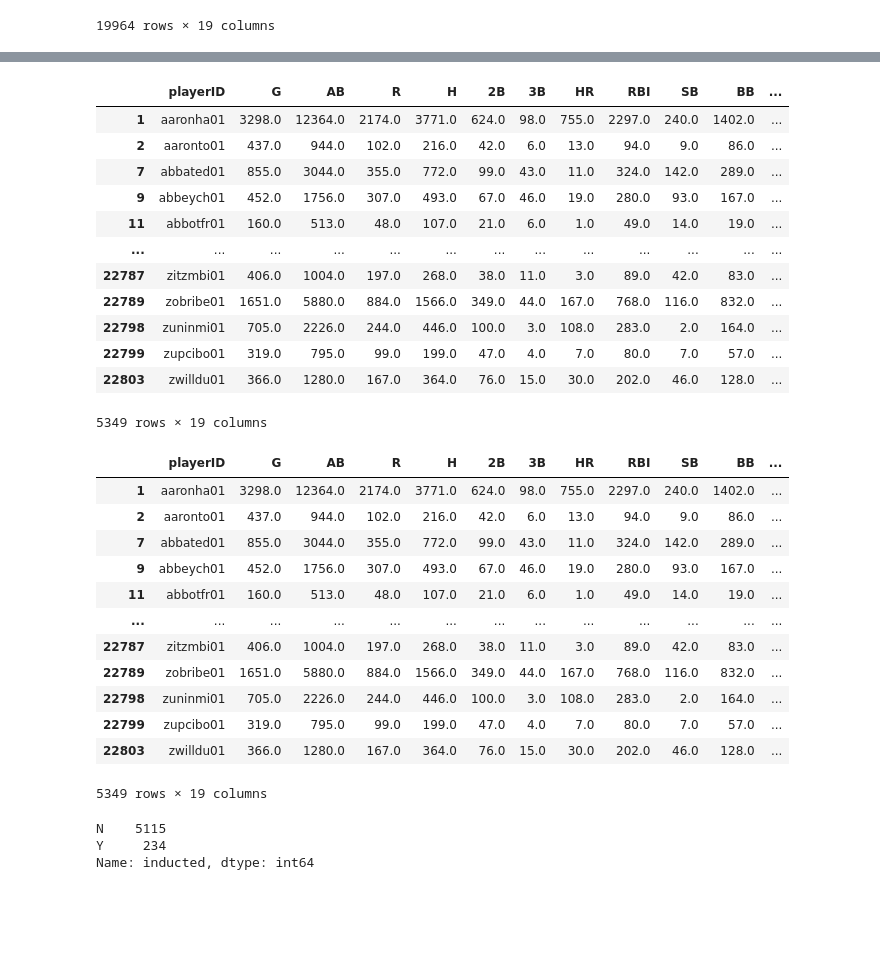
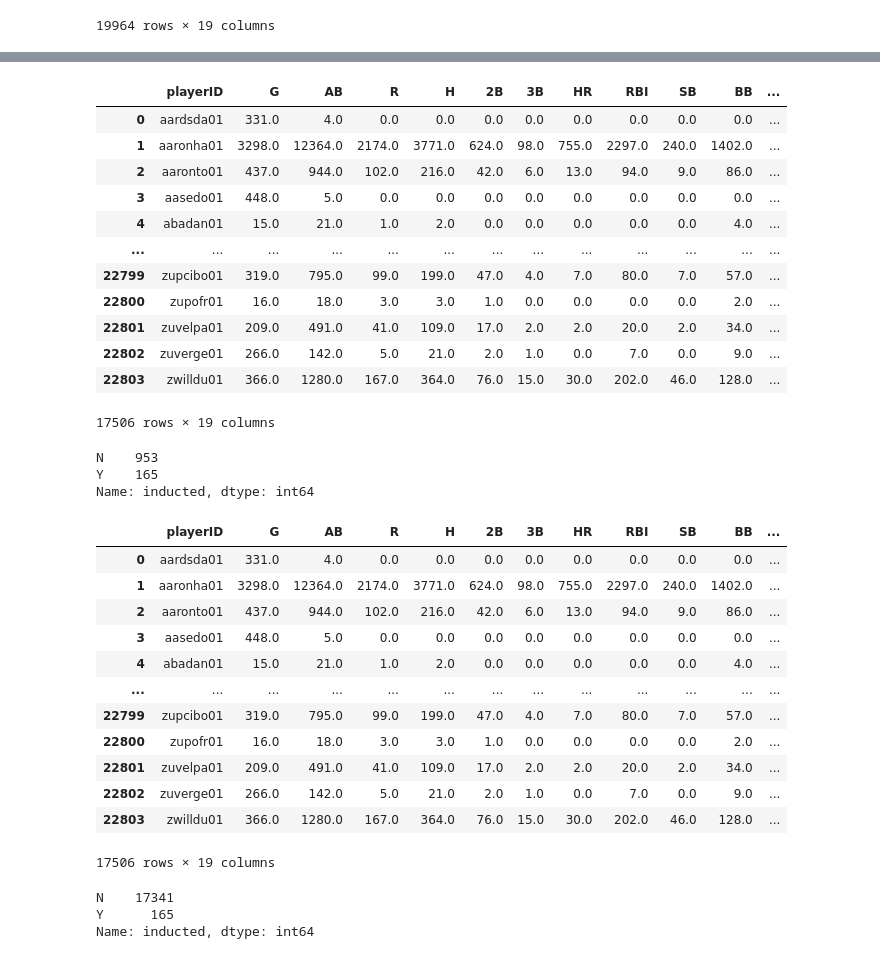
Before and after one commit to greensleeves8/Final_Project_Baseball, a Jupyter notebook: Career_Batters.ipynb, the cells around one changed output, grey strips where cells are left out. Cells and saved outputs as stored; diff of their text form; code cells hidden in the pictures; blank space fills up the shorter version.

Commit message:
Career batter and pitcher ETL updates

```diff
--- a/Career_Batters.ipynb
+++ b/Career_Batters.ipynb
@@ -241,3 +241,8 @@ hall_batter_df
 | 22874 | seligbu99 | NaN | NaN | NaN | NaN | NaN | NaN | NaN | NaN | NaN | NaN | ... |
 | 22875 | schurjo99 | NaN | NaN | NaN | NaN | NaN | NaN | NaN | NaN | NaN | NaN | ... |
 19964 rows × 19 columns
+# %%
+# Filtering to remove players who have never had a MLB at bat
+
+hall_batter_df = hall_batter_df[hall_batter_df.AB > 0]
+hall_batter_df
@@ -244,42 +263,50 @@ hall_batter_df
 # %%
-hall_batter_df = hall_batter_df[hall_batter_df.AB>500]
+# dropping players with under 3000 at bats who have been inducted to the hall of fame (to remove hall of fame pitchers)
+
+hall_batter_df = hall_batter_df.loc[~((hall_batter_df['AB'] < 3000) & (hall_batter_df['inducted'] == 'Y')),:]
 hall_batter_df
 # %% [output]
 |  | playerID | G | AB | R | H | 2B | 3B | HR | RBI | SB | BB | ... |
+| 0 | aardsda01 | 331.0 | 4.0 | 0.0 | 0.0 | 0.0 | 0.0 | 0.0 | 0.0 | 0.0 | 0.0 | ... |
 | 1 | aaronha01 | 3298.0 | 12364.0 | 2174.0 | 3771.0 | 624.0 | 98.0 | 755.0 | 2297.0 | 240.0 | 1402.0 | ... |
 | 2 | aaronto01 | 437.0 | 944.0 | 102.0 | 216.0 | 42.0 | 6.0 | 13.0 | 94.0 | 9.0 | 86.0 | ... |
-| 7 | abbated01 | 855.0 | 3044.0 | 355.0 | 772.0 | 99.0 | 43.0 | 11.0 | 324.0 | 142.0 | 289.0 | ... |
-| 9 | abbeych01 | 452.0 | 1756.0 | 307.0 | 493.0 | 67.0 | 46.0 | 19.0 | 280.0 | 93.0 | 167.0 | ... |
-| 11 | abbotfr01 | 160.0 | 513.0 | 48.0 | 107.0 | 21.0 | 6.0 | 1.0 | 49.0 | 14.0 | 19.0 | ... |
+| 3 | aasedo01 | 448.0 | 5.0 | 0.0 | 0.0 | 0.0 | 0.0 | 0.0 | 0.0 | 0.0 | 0.0 | ... |
+| 4 | abadan01 | 15.0 | 21.0 | 1.0 | 2.0 | 0.0 | 0.0 | 0.0 | 0.0 | 0.0 | 4.0 | ... |
 | ... | ... | ... | ... | ... | ... | ... | ... | ... | ... | ... | ... | ... |
-| 22787 | zitzmbi01 | 406.0 | 1004.0 | 197.0 | 268.0 | 38.0 | 11.0 | 3.0 | 89.0 | 42.0 | 83.0 | ... |
-| 22789 | zobribe01 | 1651.0 | 5880.0 | 884.0 | 1566.0 | 349.0 | 44.0 | 167.0 | 768.0 | 116.0 | 832.0 | ... |
-| 22798 | zuninmi01 | 705.0 | 2226.0 | 244.0 | 446.0 | 100.0 | 3.0 | 108.0 | 283.0 | 2.0 | 164.0 | ... |
 | 22799 | zupcibo01 | 319.0 | 795.0 | 99.0 | 199.0 | 47.0 | 4.0 | 7.0 | 80.0 | 7.0 | 57.0 | ... |
+| 22800 | zupofr01 | 16.0 | 18.0 | 3.0 | 3.0 | 1.0 | 0.0 | 0.0 | 0.0 | 0.0 | 2.0 | ... |
+| 22801 | zuvelpa01 | 209.0 | 491.0 | 41.0 | 109.0 | 17.0 | 2.0 | 2.0 | 20.0 | 2.0 | 34.0 | ... |
+| 22802 | zuverge01 | 266.0 | 142.0 | 5.0 | 21.0 | 2.0 | 1.0 | 0.0 | 7.0 | 0.0 | 9.0 | ... |
 | 22803 | zwilldu01 | 366.0 | 1280.0 | 167.0 | 364.0 | 76.0 | 15.0 | 30.0 | 202.0 | 46.0 | 128.0 | ... |
-5349 rows × 19 columns
+17506 rows × 19 columns
+# %%
+hall_batter_df['inducted'].value_counts()
+# %% [output]
+N    953
+Y    165
+Name: inducted, dtype: int64
 # %%
 hall_batter_df = hall_batter_df.fillna("N")
 hall_batter_df
 # %% [output]
 |  | playerID | G | AB | R | H | 2B | 3B | HR | RBI | SB | BB | ... |
+| 0 | aardsda01 | 331.0 | 4.0 | 0.0 | 0.0 | 0.0 | 0.0 | 0.0 | 0.0 | 0.0 | 0.0 | ... |
 | 1 | aaronha01 | 3298.0 | 12364.0 | 2174.0 | 3771.0 | 624.0 | 98.0 | 755.0 | 2297.0 | 240.0 | 1402.0 | ... |
 | 2 | aaronto01 | 437.0 | 944.0 | 102.0 | 216.0 | 42.0 | 6.0 | 13.0 | 94.0 | 9.0 | 86.0 | ... |
-| 7 | abbated01 | 855.0 | 3044.0 | 355.0 | 772.0 | 99.0 | 43.0 | 11.0 | 324.0 | 142.0 | 289.0 | ... |
-| 9 | abbeych01 | 452.0 | 1756.0 | 307.0 | 493.0 | 67.0 | 46.0 | 19.0 | 280.0 | 93.0 | 167.0 | ... |
-| 11 | abbotfr01 | 160.0 | 513.0 | 48.0 | 107.0 | 21.0 | 6.0 | 1.0 | 49.0 | 14.0 | 19.0 | ... |
+| 3 | aasedo01 | 448.0 | 5.0 | 0.0 | 0.0 | 0.0 | 0.0 | 0.0 | 0.0 | 0.0 | 0.0 | ... |
+| 4 | abadan01 | 15.0 | 21.0 | 1.0 | 2.0 | 0.0 | 0.0 | 0.0 | 0.0 | 0.0 | 4.0 | ... |
 | ... | ... | ... | ... | ... | ... | ... | ... | ... | ... | ... | ... | ... |
-| 22787 | zitzmbi01 | 406.0 | 1004.0 | 197.0 | 268.0 | 38.0 | 11.0 | 3.0 | 89.0 | 42.0 | 83.0 | ... |
-| 22789 | zobribe01 | 1651.0 | 5880.0 | 884.0 | 1566.0 | 349.0 | 44.0 | 167.0 | 768.0 | 116.0 | 832.0 | ... |
-| 22798 | zuninmi01 | 705.0 | 2226.0 | 244.0 | 446.0 | 100.0 | 3.0 | 108.0 | 283.0 | 2.0 | 164.0 | ... |
 | 22799 | zupcibo01 | 319.0 | 795.0 | 99.0 | 199.0 | 47.0 | 4.0 | 7.0 | 80.0 | 7.0 | 57.0 | ... |
+| 22800 | zupofr01 | 16.0 | 18.0 | 3.0 | 3.0 | 1.0 | 0.0 | 0.0 | 0.0 | 0.0 | 2.0 | ... |
+| 22801 | zuvelpa01 | 209.0 | 491.0 | 41.0 | 109.0 | 17.0 | 2.0 | 2.0 | 20.0 | 2.0 | 34.0 | ... |
+| 22802 | zuverge01 | 266.0 | 142.0 | 5.0 | 21.0 | 2.0 | 1.0 | 0.0 | 7.0 | 0.0 | 9.0 | ... |
 | 22803 | zwilldu01 | 366.0 | 1280.0 | 167.0 | 364.0 | 76.0 | 15.0 | 30.0 | 202.0 | 46.0 | 128.0 | ... |
-5349 rows × 19 columns
+17506 rows × 19 columns
 # %%
 hall_batter_df['inducted'].value_counts()
 # %% [output]
-N    5115
-Y     234
+N    17341
+Y      165
 Name: inducted, dtype: int64
 # %%
 # Setting playerID as index
```
Also changed, not shown: parts of 3 cells of this notebook, 4 other files.
